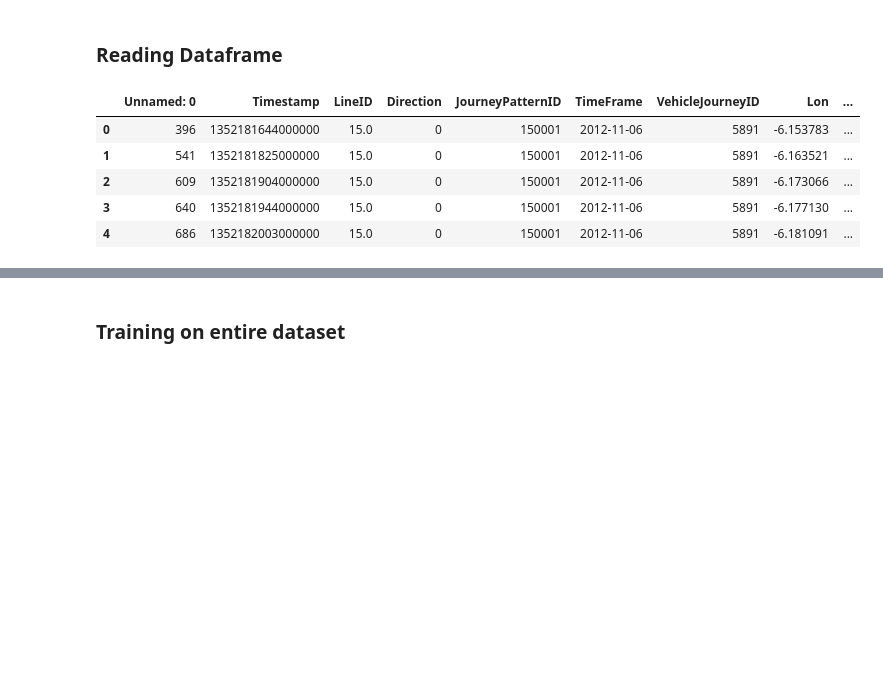
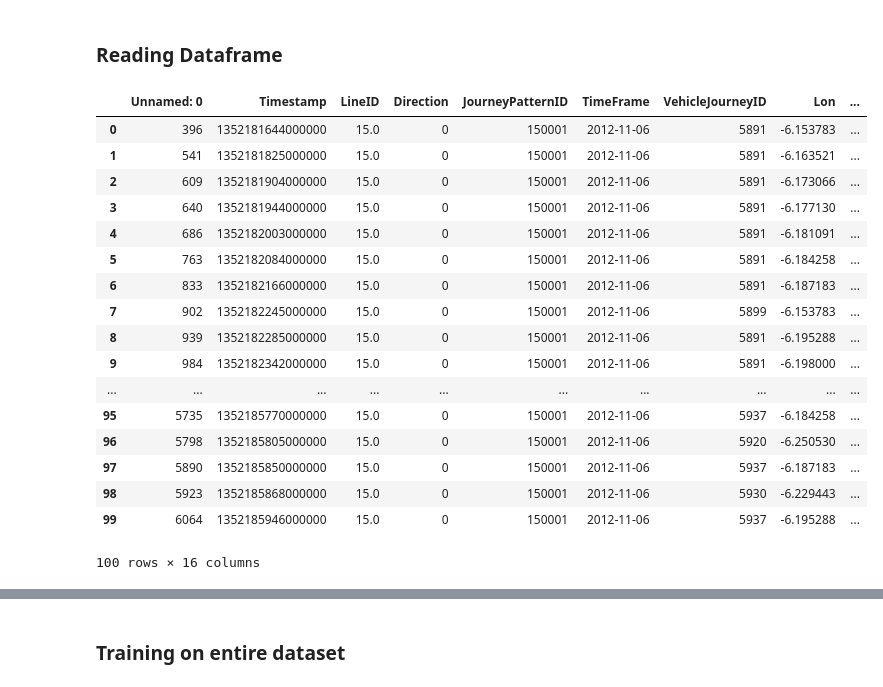
Before and after one commit to brokenloop/Research_practicum_2017, a Jupyter notebook: Random Forest Regression (line15, 00150001).ipynb, the cells around one changed output, grey strips where cells are left out. Cells and saved outputs as stored; diff of their text form; code cells hidden in the pictures; blank space fills up the shorter version.

```diff
--- a/Random Forest Regression (line15, 00150001).ipynb
+++ b/Random Forest Regression (line15, 00150001).ipynb
@@ -22,11 +22,23 @@ import pickle
 # %%
 #Read in the data from a csv file using Pandas
 df = pd.read_csv("bus_data/cleaned_data/line15_00150001.csv", low_memory=False)
-df.head()
+df.head(100)
 # %% [output]
 |  | Unnamed: 0 | Timestamp | LineID | Direction | JourneyPatternID | TimeFrame | VehicleJourneyID | Lon | ... |
 | 0 | 396 | 1352181644000000 | 15.0 | 0 | 150001 | 2012-11-06 | 5891 | -6.153783 | ... |
 | 1 | 541 | 1352181825000000 | 15.0 | 0 | 150001 | 2012-11-06 | 5891 | -6.163521 | ... |
 | 2 | 609 | 1352181904000000 | 15.0 | 0 | 150001 | 2012-11-06 | 5891 | -6.173066 | ... |
 | 3 | 640 | 1352181944000000 | 15.0 | 0 | 150001 | 2012-11-06 | 5891 | -6.177130 | ... |
 | 4 | 686 | 1352182003000000 | 15.0 | 0 | 150001 | 2012-11-06 | 5891 | -6.181091 | ... |
+| 5 | 763 | 1352182084000000 | 15.0 | 0 | 150001 | 2012-11-06 | 5891 | -6.184258 | ... |
+| 6 | 833 | 1352182166000000 | 15.0 | 0 | 150001 | 2012-11-06 | 5891 | -6.187183 | ... |
+| 7 | 902 | 1352182245000000 | 15.0 | 0 | 150001 | 2012-11-06 | 5899 | -6.153783 | ... |
+| 8 | 939 | 1352182285000000 | 15.0 | 0 | 150001 | 2012-11-06 | 5891 | -6.195288 | ... |
+| 9 | 984 | 1352182342000000 | 15.0 | 0 | 150001 | 2012-11-06 | 5891 | -6.198000 | ... |
+| ... | ... | ... | ... | ... | ... | ... | ... | ... | ... |
+| 95 | 5735 | 1352185770000000 | 15.0 | 0 | 150001 | 2012-11-06 | 5937 | -6.184258 | ... |
+| 96 | 5798 | 1352185805000000 | 15.0 | 0 | 150001 | 2012-11-06 | 5920 | -6.250530 | ... |
+| 97 | 5890 | 1352185850000000 | 15.0 | 0 | 150001 | 2012-11-06 | 5937 | -6.187183 | ... |
+| 98 | 5923 | 1352185868000000 | 15.0 | 0 | 150001 | 2012-11-06 | 5930 | -6.229443 | ... |
+| 99 | 6064 | 1352185946000000 | 15.0 | 0 | 150001 | 2012-11-06 | 5937 | -6.195288 | ... |
+100 rows × 16 columns
```
Also changed, not shown: parts of 1 cell of this notebook, 1 other file.
